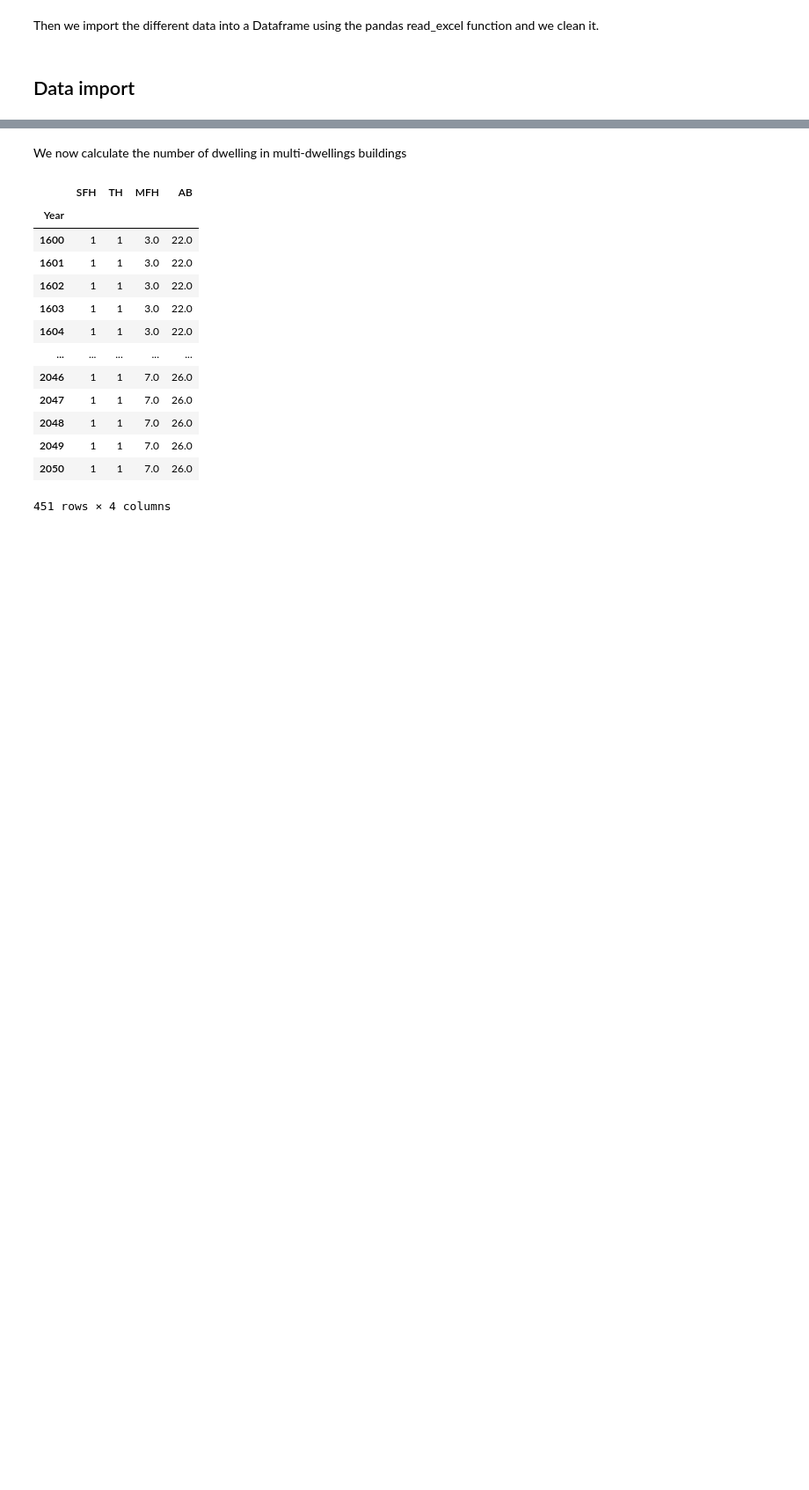
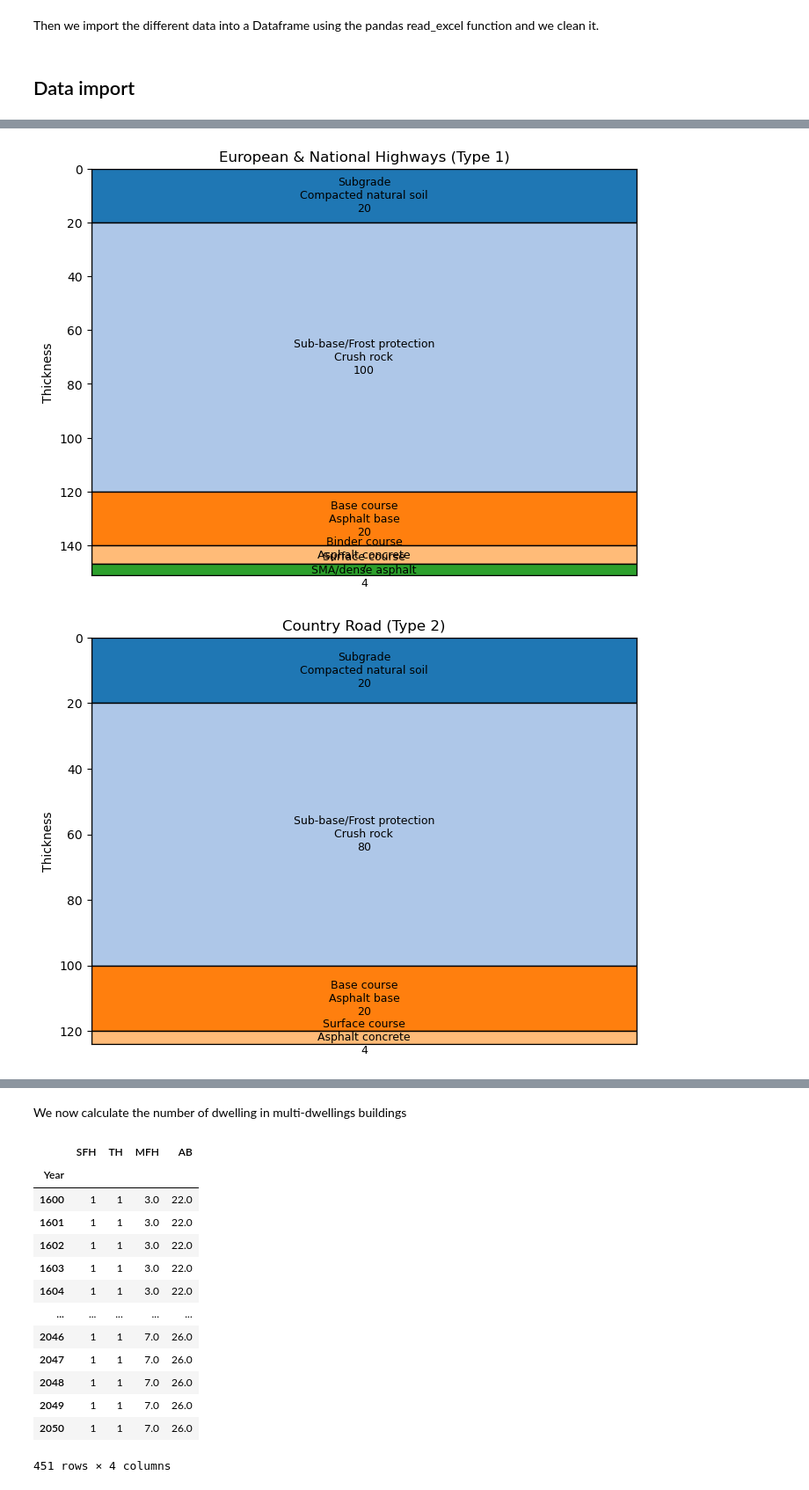
Before and after one commit to leolibe/master_thesis, a Jupyter notebook: data_processing/01.Raw_processing/raw_data_processing.ipynb, the cells around one changed output, grey strips where cells are left out. Shown at 88% size. Cells and saved outputs as stored; diff of their text form; code cells hidden in the pictures; blank space fills up the shorter version.

```diff
--- a/data_processing/01.Raw_processing/raw_data_processing.ipynb
+++ b/data_processing/01.Raw_processing/raw_data_processing.ipynb
@@ -25,0 +21,3 @@ personnal_path = "C:\\Users\\Clothilde\\Documents\\GitHub\\"
+# %%
+personnal_path = Path.cwd().parents[1]
+print(personnal_path)
@@ -320,0 +208,35 @@ display(data_area)
+# %%
+def build_road_layers(df: pd.DataFrame):
+    # Road types in the order they appear in the file
+    road_types_in_order = pd.Index(df.columns.get_level_values(0)).drop_duplicates().tolist()
+
+    road_layers = {}
+    tidy_rows = []
+
+    for road_type in road_types_in_order:
+        # slice: columns for this road type, keeps layer order
+        df_type = df.loc[:, road_type]
+
+        layers = []
+        for layer_name in df_type.columns:
+            # non-zero materials for this layer
+            nz = df_type[layer_name]
+            nz = nz[nz != 0]
+
+            for material, thickness in nz.items():
+                rec = {
+                    "road_type": road_type,
+                    "layer": layer_name,
+                    "material": material,
+                    "thickness": float(thickness),
+                }
+                layers.append(rec)
+                tidy_rows.append(rec)
+
+        road_layers[road_type] = layers
+
+    tidy_df = pd.DataFrame(tidy_rows, columns=["road_type", "layer", "material", "thickness"])
+    return road_layers, tidy_df
+
+
+road_layers, road_layers_df = build_road_layers(data_road_composition)
@@ -320,0 +323,8 @@ display(data_area)
+# %%
+plot_road_section(road_layers_df, "European & National Highways (Type 1)")
+plot_road_section(road_layers_df, "Country Road (Type 2)")
+plot_road_section(road_layers_df, "Municipale Roads (Type3)")
+plot_road_section(road_layers_df, "Gravel Roads (Type4)")
+# %% [output]
+[figure, added]
+[figure, added]
```
Also changed, not shown: parts of 45 cells of this notebook, 1 other file.
